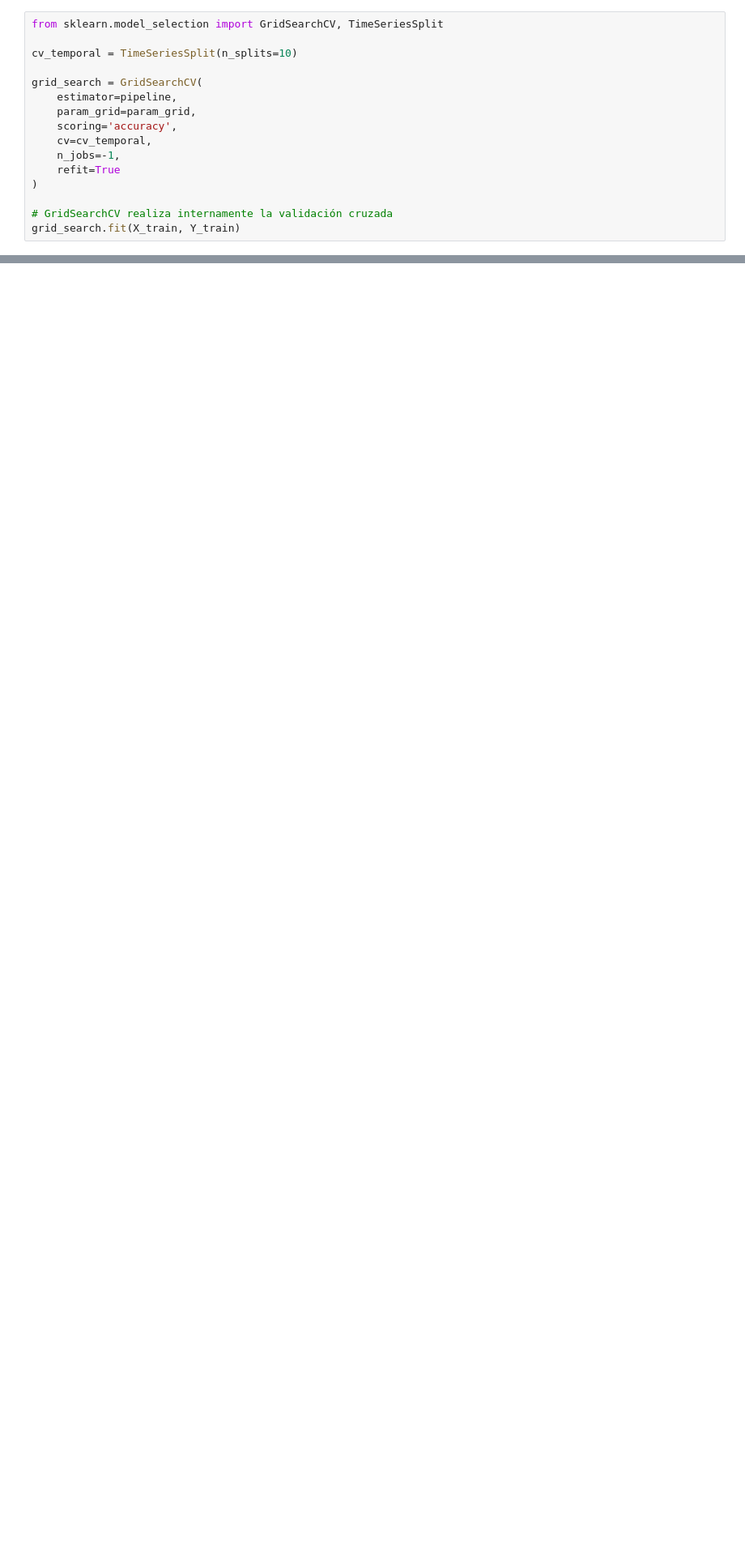
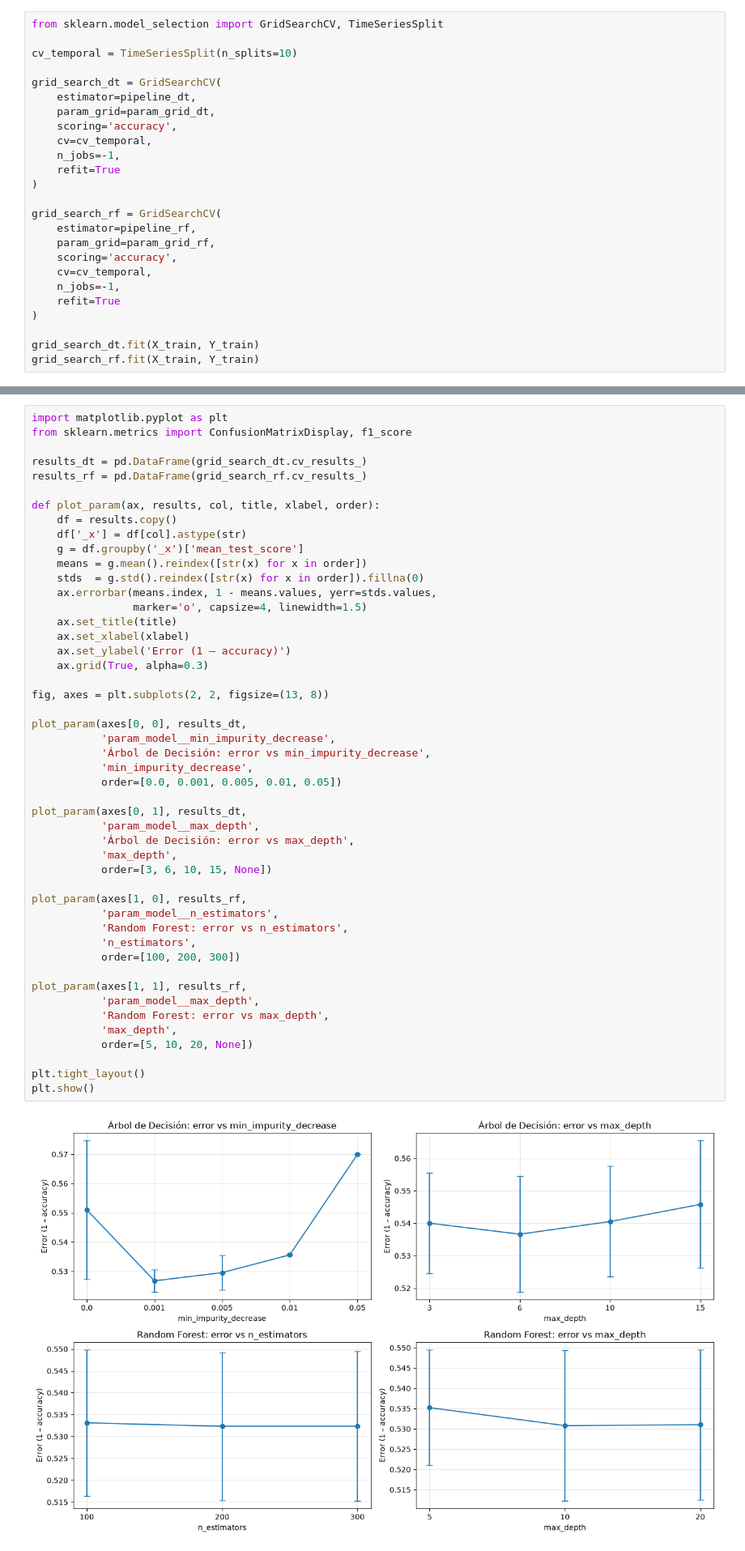
Before and after one commit to lugonca20/aprendaut_labs, a Jupyter notebook: tarea1/prueba_pipeline.ipynb, the cells around one changed output, grey strips where cells are left out. Shown at 81% size. Drawn from its saved outputs; the diff is of its cells as text; blank space fills up the shorter version.

```diff
--- a/tarea1/prueba_pipeline.ipynb
+++ b/tarea1/prueba_pipeline.ipynb
@@ -308,17 +329,26 @@ from sklearn.model_selection import GridSearchCV, TimeSeriesSplit
 
 cv_temporal = TimeSeriesSplit(n_splits=10)
 
-grid_search = GridSearchCV(
-    estimator=pipeline,
-    param_grid=param_grid,
+grid_search_dt = GridSearchCV(
+    estimator=pipeline_dt,
+    param_grid=param_grid_dt,
     scoring='accuracy',
     cv=cv_temporal,
     n_jobs=-1,
     refit=True
 )
 
-# GridSearchCV realiza internamente la validación cruzada
-grid_search.fit(X_train, Y_train)
+grid_search_rf = GridSearchCV(
+    estimator=pipeline_rf,
+    param_grid=param_grid_rf,
+    scoring='accuracy',
+    cv=cv_temporal,
+    n_jobs=-1,
+    refit=True
+)
+
+grid_search_dt.fit(X_train, Y_train)
+grid_search_rf.fit(X_train, Y_train)
 # %% [output]
 GridSearchCV(cv=TimeSeriesSplit(gap=0, max_train_size=None, n_splits=10, test_size=None),
              estimator=Pipeline(steps=[('preprocessing',
@@ -354,0 +381,50 @@ display(resultados_gs)
+# %%
+import matplotlib.pyplot as plt
+from sklearn.metrics import ConfusionMatrixDisplay, f1_score
+
+results_dt = pd.DataFrame(grid_search_dt.cv_results_)
+results_rf = pd.DataFrame(grid_search_rf.cv_results_)
+
+def plot_param(ax, results, col, title, xlabel, order):
+    df = results.copy()
+    df['_x'] = df[col].astype(str)
+    g = df.groupby('_x')['mean_test_score']
+    means = g.mean().reindex([str(x) for x in order])
+    stds  = g.std().reindex([str(x) for x in order]).fillna(0)
+    ax.errorbar(means.index, 1 - means.values, yerr=stds.values,
+                marker='o', capsize=4, linewidth=1.5)
+    ax.set_title(title)
+    ax.set_xlabel(xlabel)
+    ax.set_ylabel('Error (1 – accuracy)')
+    ax.grid(True, alpha=0.3)
+
+fig, axes = plt.subplots(2, 2, figsize=(13, 8))
+
+plot_param(axes[0, 0], results_dt,
+           'param_model__min_impurity_decrease',
+           'Árbol de Decisión: error vs min_impurity_decrease',
+           'min_impurity_decrease',
+           order=[0.0, 0.001, 0.005, 0.01, 0.05])
+
+plot_param(axes[0, 1], results_dt,
+           'param_model__max_depth',
+           'Árbol de Decisión: error vs max_depth',
+           'max_depth',
+           order=[3, 6, 10, 15, None])
+
+plot_param(axes[1, 0], results_rf,
+           'param_model__n_estimators',
+           'Random Forest: error vs n_estimators',
+           'n_estimators',
+           order=[100, 200, 300])
+
+plot_param(axes[1, 1], results_rf,
+           'param_model__max_depth',
+           'Random Forest: error vs max_depth',
+           'max_depth',
+           order=[5, 10, 20, None])
+
+plt.tight_layout()
+plt.show()
+# %% [output]
+[figure, added]
```
Also changed, not shown: parts of 44 cells of this notebook, 6 other files.
